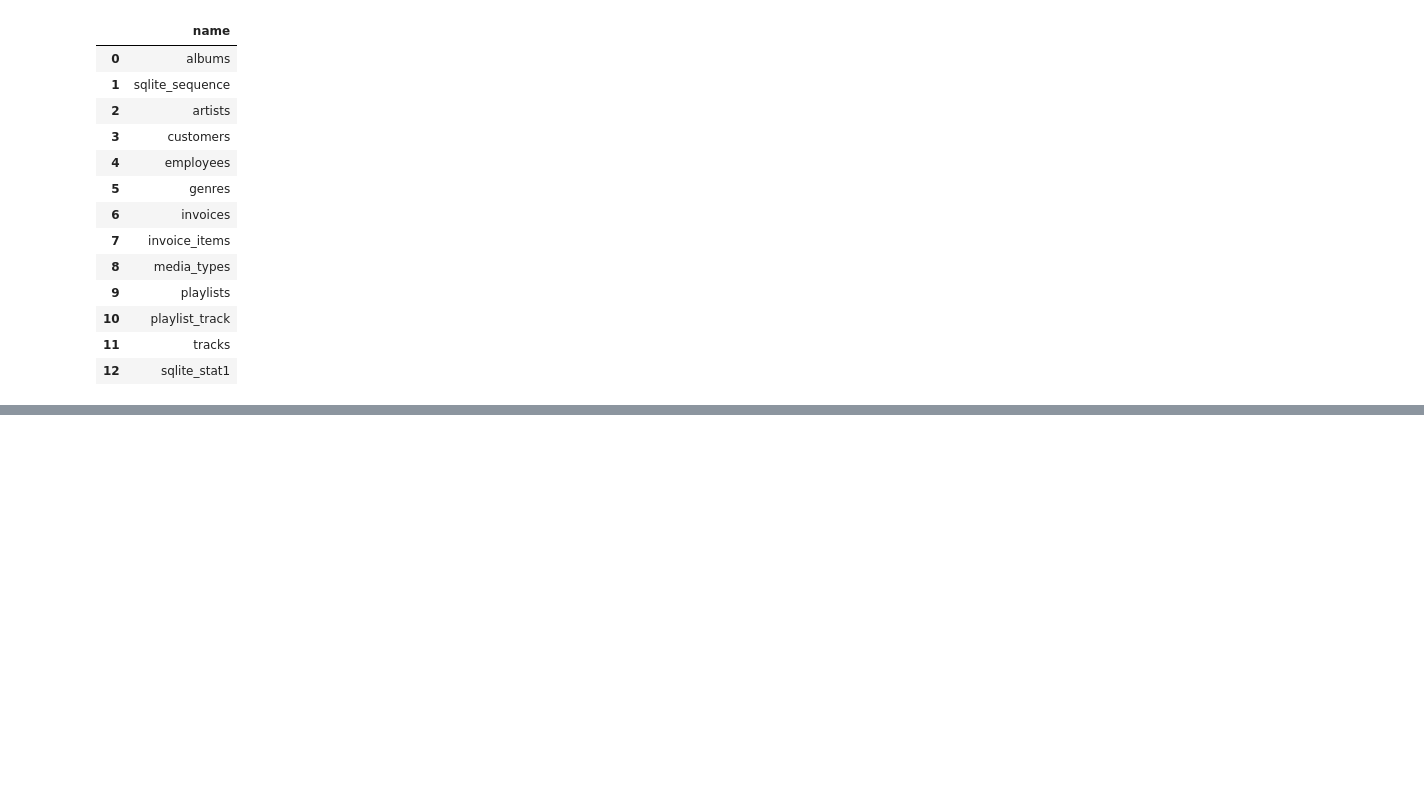
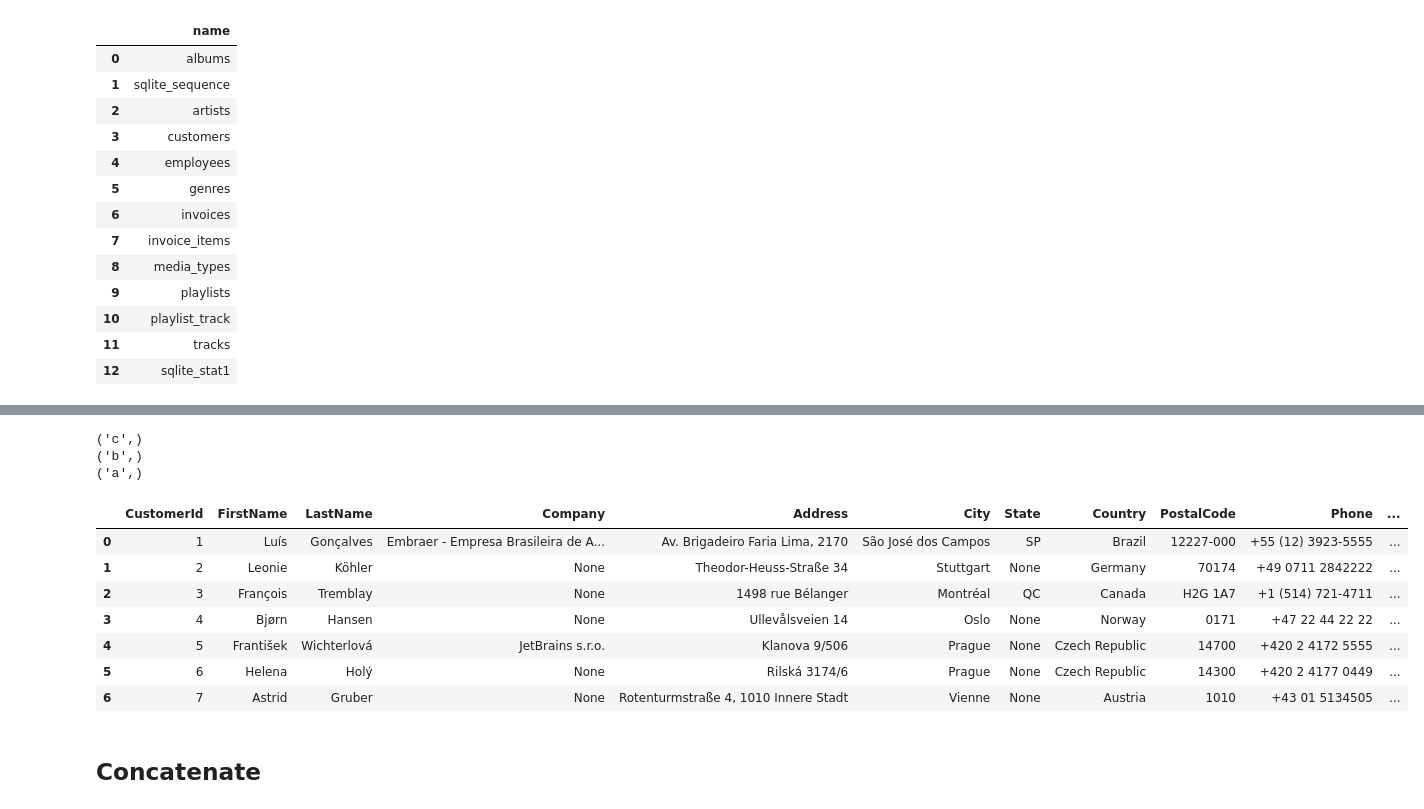
Before and after one commit to viniciusriosfuck/SQLwithPython, a Jupyter notebook: SQLwithPython.ipynb, the cells around one changed output, grey strips where cells are left out. Cells and saved outputs as stored; diff of their text form; code cells hidden in the pictures; blank space fills up the shorter version.

```diff
--- a/SQLwithPython.ipynb
+++ b/SQLwithPython.ipynb
@@ -1545,0 +1584,22 @@ tables
+# %%
+# https://stackoverflow.com/questions/28525203/how-to-get-current-date-time-format-in-sqlite
+con = sqlite3.connect('chinook.db')
+cur = con.cursor()
+
+query = """
+UPDATE
+  invoices
+SET
+  InvoiceDate = strftime('%Y-%m-%d %H:%M:%S', datetime('now'))
+WHERE
+  InvoiceId = 1
+"""
+cur.execute(query)
+con.commit()
+
+con.close()
+# %%
+with sqlite3.connect('chinook.db') as db:
+    query = "SELECT InvoiceDate FROM invoices;"
+    invoices = pd.read_sql_query(query, db)
+invoices
@@ -1545,0 +1690,6 @@ tables
+# %%
+with sqlite3.connect('chinook.db') as db:
+
+    query = "SELECT DISTINCT album FROM v_tracks;"
+    v_tracks = pd.read_sql_query(query, db)
+v_tracks
@@ -1545,0 +1712,6 @@ tables
+# %%
+with sqlite3.connect('chinook.db') as db:
+
+    query = "SELECT DISTINCT album FROM v_tracks LIMIT 5;"
+    v_tracks = pd.read_sql_query(query, db)
+v_tracks
@@ -1545,0 +1771,42 @@ tables
+# %%
+import sqlite3
+
+def collate_reverse(string1, string2):
+    if string1 == string2:
+        return 0
+    elif string1 < string2:
+        return 1
+    else:
+        return -1
+
+con = sqlite3.connect(":memory:")
+con.create_collation("reverse", collate_reverse)
+
+cur = con.cursor()
+cur.execute("create table test(x)")
+cur.executemany("insert into test(x) values (?)", [("a",), ("b",), ("c",)])
+cur.execute("select x from test order by x collate reverse")
+for row in cur:
+    print(row)
+con.close()
+# %% [output]
+('c',)
+('b',)
+('a',)
+# %%
+with sqlite3.connect('chinook.db') as db:
+
+    query = "SELECT * FROM customers;"
+    customers = pd.read_sql_query(query, db)
+customers.head(7)
+# %% [output]
+|  | CustomerId | FirstName | LastName | Company | Address | City | State | Country | PostalCode | Phone | ... |
+| 0 | 1 | Luís | Gonçalves | Embraer - Empresa Brasileira de A... | Av. Brigadeiro Faria Lima, 2170 | São José dos Campos | SP | Brazil | 12227-000 | +55 (12) 3923-5555 | ... |
+| 1 | 2 | Leonie | Köhler | None | Theodor-Heuss-Straße 34 | Stuttgart | None | Germany | 70174 | +49 0711 2842222 | ... |
+| 2 | 3 | François | Tremblay | None | 1498 rue Bélanger | Montréal | QC | Canada | H2G 1A7 | +1 (514) 721-4711 | ... |
+| 3 | 4 | Bjørn | Hansen | None | Ullevålsveien 14 | Oslo | None | Norway | 0171 | +47 22 44 22 22 | ... |
+| 4 | 5 | František | Wichterlová | JetBrains s.r.o. | Klanova 9/506 | Prague | None | Czech Republic | 14700 | +420 2 4172 5555 | ... |
+| 5 | 6 | Helena | Holý | None | Rilská 3174/6 | Prague | None | Czech Republic | 14300 | +420 2 4177 0449 | ... |
+| 6 | 7 | Astrid | Gruber | None | Rotenturmstraße 4, 1010 Innere Stadt | Vienne | None | Austria | 1010 | +43 01 5134505 | ... |
+# %% [markdown]
+## Concatenate
```
Also changed, not shown: parts of 97 cells of this notebook.
